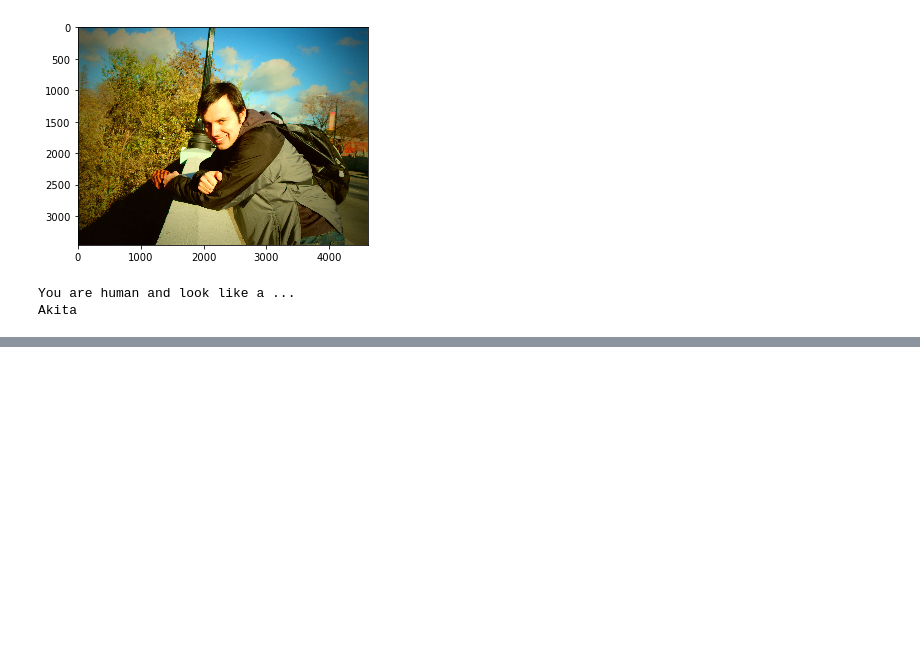
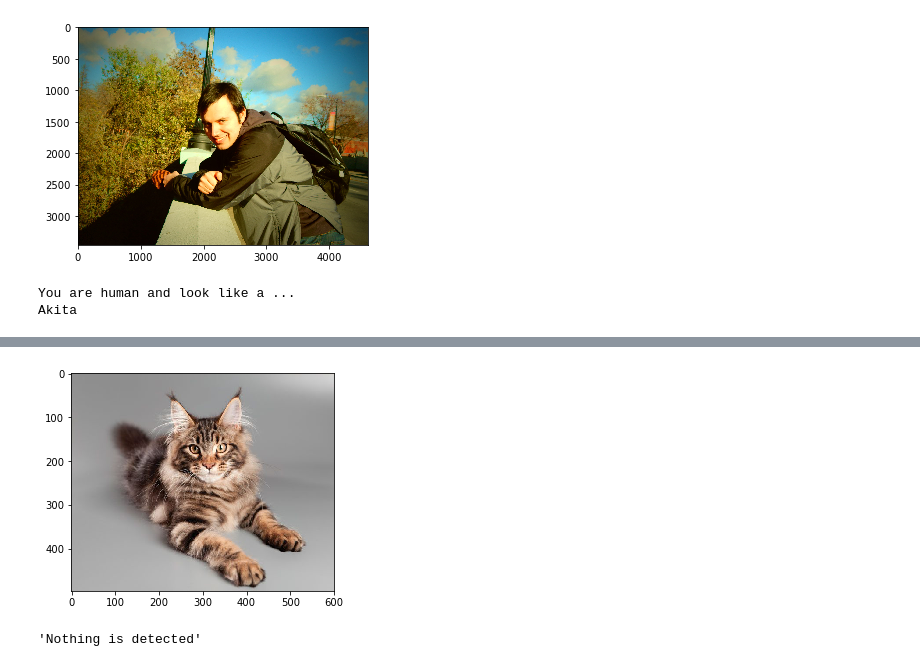
Before and after one commit to baroquerock/udacity_ml, a Jupyter notebook: dog_project/dog_app.ipynb, the cells around one changed output, grey strips where cells are left out. Cells and saved outputs as stored; diff of their text form; code cells hidden in the pictures; blank space fills up the shorter version.

```diff
--- a/dog_project/dog_app.ipynb
+++ b/dog_project/dog_app.ipynb
@@ -783,0 +802,5 @@ Akita
+# %%
+whoAmI('final_test/maine_coon.jpg')
+# %% [output]
+[figure, added]
+'Nothing is detected'
```
Also changed, not shown: parts of 7 cells of this notebook, 1 other file.
